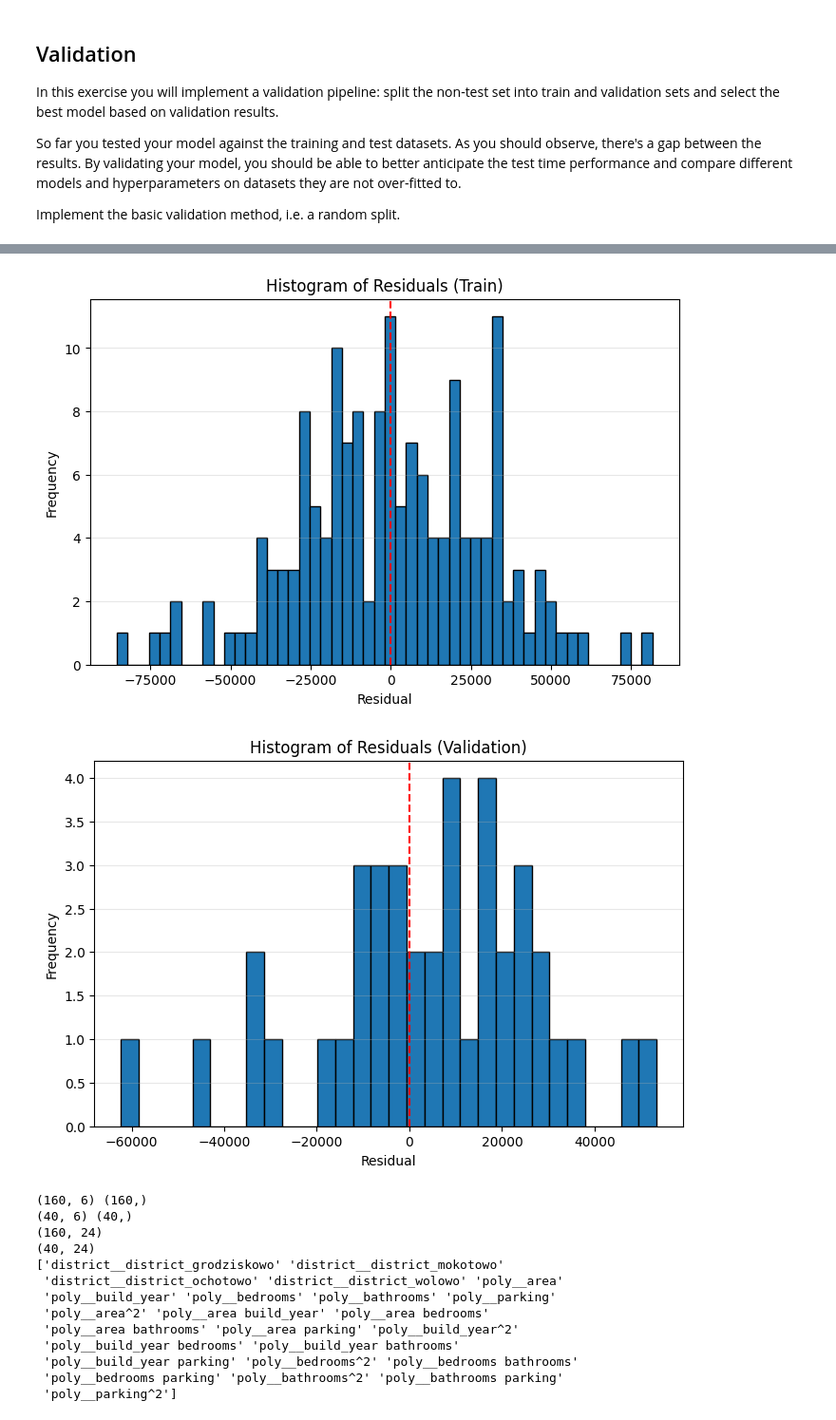
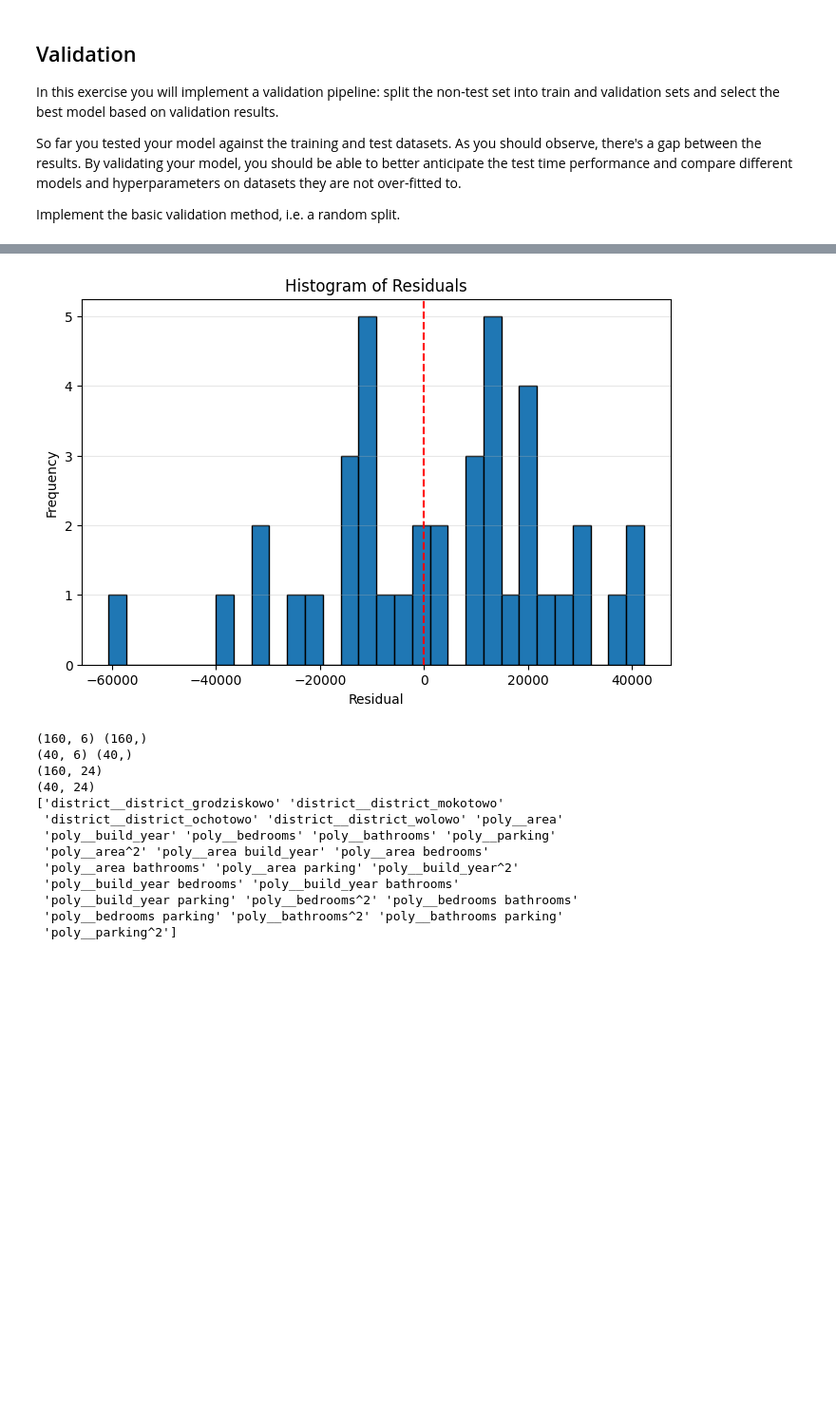
Before and after one commit to kapikozak/Deep-Neural-Networks-2026W, a Jupyter notebook: dnn01_EDA.ipynb, the cells around one changed output, grey strips where cells are left out. Shown at 95% size. Drawn from its saved outputs; the diff is of its cells as text; code cells hidden in the pictures; blank space fills up the shorter version.

```diff
--- a/dnn01_EDA.ipynb
+++ b/dnn01_EDA.ipynb
@@ -568,16 +465,18 @@ handed_engineered_test['area_times_district_avg'] = (
 # %%
-feature_cols_handed_engineered = [
+feature_cols_hand_engineered = [
     "area",
     "build_year",
     "area_times_district_avg",
-    "district_embedded",
     "bedrooms",
     "bathrooms",
     "parking"
-]
+] + encoded_cols.tolist()
 
-X_train = handed_engineered_train[feature_cols_handed_engineered].to_numpy()
-X_test = handed_engineered_test[feature_cols_handed_engineered].to_numpy()
+X_train = hand_engineered_train[feature_cols_hand_engineered].to_numpy()
+y_train = hand_engineered_train['price'].to_numpy()
+
+X_test = hand_engineered_test[feature_cols_hand_engineered].to_numpy()
+y_test = hand_engineered_test['price'].to_numpy()
 
 print(X_train.shape, y_train.shape)
 print(X_test.shape, y_test.shape)
@@ -907,16 +800,10 @@ print(X_val.shape, y_val.shape)
 # %%
 lm = LinearRegression()
 lm.fit(X_train, y_train)
-predicted_train = lm.predict(X_train)
-predicted_val = lm.predict(X_val)
-
-print("Train:")
-print(f"MAE:  {mean_absolute_error(y_train, predicted_train):.2e}")
-print(f"RMSE: {mean_squared_error(y_train, predicted_train) ** 0.5:.2e}")
-print(f"R2:   {r2_score(y_train, predicted_train):.2e}")
+predicted = lm.predict(X_val)
 
 print("\nValidation:")
-print(f"MAE:  {mean_absolute_error(y_val, predicted_val):.2e}")
-print(f"RMSE: {mean_squared_error(y_val, predicted_val) ** 0.5:.2e}")
-print(f"R2:   {r2_score(y_val, predicted_val):.2e}")
+print(f"MAE:  {mean_absolute_error(y_val, predicted):.2e}")
+print(f"RMSE: {mean_squared_error(y_val, predicted) ** 0.5:.2e}")
+print(f"R2:   {r2_score(y_val, predicted):.2e}")
 # %% [output]
@@ -962,26 +829,14 @@ plt.show()
 # %%
 plt.figure(figsize=(8, 5))
-plt.hist(y_train - predicted_train, bins=50, edgecolor='black')
+plt.hist(y_val - predicted, bins=30, edgecolor='black')
 plt.axvline(0, linestyle="--", color='red')
 
 plt.xlabel("Residual")
 plt.ylabel("Frequency")
 plt.grid(axis='y', alpha=0.3)
-plt.title("Histogram of Residuals (Train)")
+plt.title("Histogram of Residuals")
 
 plt.show()
-
-plt.figure(figsize=(8, 5))
-plt.hist(y_val - predicted_val, bins=30, edgecolor='black')
-plt.axvline(0, linestyle="--", color='red')
-
-plt.xlabel("Residual")
-plt.ylabel("Frequency")
-plt.grid(axis='y', alpha=0.3)
-plt.title("Histogram of Residuals (Validation)")
-
-plt.show()
 # %% [output]
-[figure, old version]
+[figure, new version]
-[figure, removed]
 # %%
```
Also changed, not shown: parts of 33 cells of this notebook.
